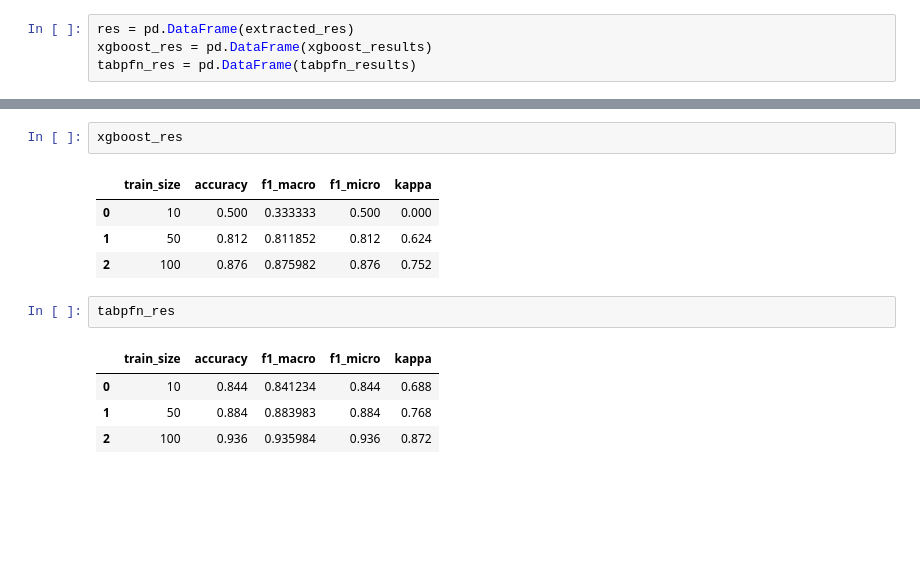
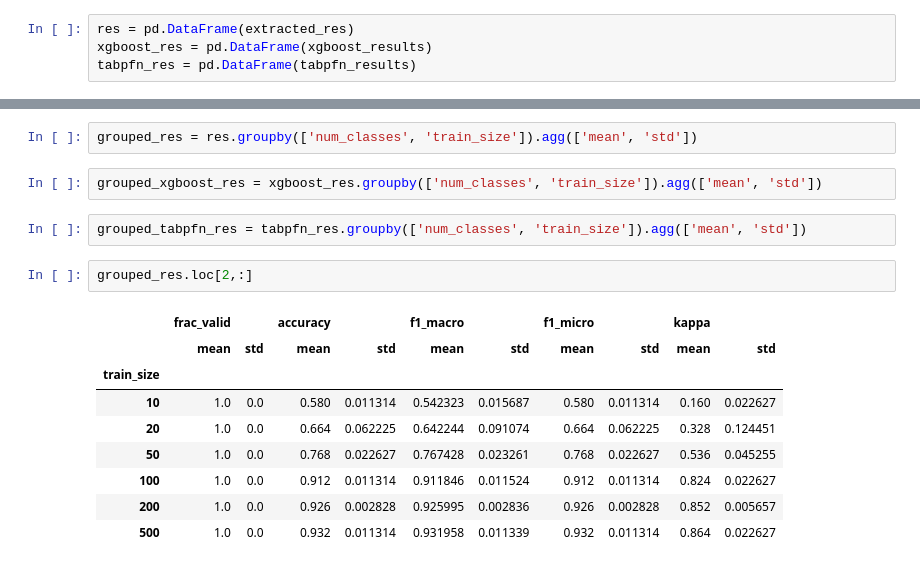
Before and after one commit to kjappelbaum/gptchem, a Jupyter notebook: experiments/03_classification/polymers/plot_results.ipynb, the cells around one changed output, grey strips where cells are left out. Saved outputs shown, nothing was run; the diff lists cells and outputs as text; blank space fills up the shorter version.

```diff
--- a/experiments/03_classification/polymers/plot_results.ipynb
+++ b/experiments/03_classification/polymers/plot_results.ipynb
@@ -67,14 +62,18 @@ res
-# %%
-xgboost_res
-# %% [output]
-|  | train_size | accuracy | f1_macro | f1_micro | kappa |
-| 0 | 10 | 0.500 | 0.333333 | 0.500 | 0.000 |
-| 1 | 50 | 0.812 | 0.811852 | 0.812 | 0.624 |
-| 2 | 100 | 0.876 | 0.875982 | 0.876 | 0.752 |
-# %%
-tabpfn_res
-# %% [output]
-|  | train_size | accuracy | f1_macro | f1_micro | kappa |
-| 0 | 10 | 0.844 | 0.841234 | 0.844 | 0.688 |
-| 1 | 50 | 0.884 | 0.883983 | 0.884 | 0.768 |
-| 2 | 100 | 0.936 | 0.935984 | 0.936 | 0.872 |
+# %%
+grouped_res = res.groupby(['num_classes', 'train_size']).agg(['mean', 'std'])
+# %%
+grouped_xgboost_res = xgboost_res.groupby(['num_classes', 'train_size']).agg(['mean', 'std'])
+# %%
+grouped_tabpfn_res = tabpfn_res.groupby(['num_classes', 'train_size']).agg(['mean', 'std'])
+# %%
+grouped_res.loc[2,:]
+# %% [output]
+|  | frac_valid |  | accuracy |  | f1_macro |  | f1_micro |  | kappa |  |
+|  | mean | std | mean | std | mean | std | mean | std | mean | std |
+| train_size |  |  |  |  |  |  |  |  |  |  |
+| 10 | 1.0 | 0.0 | 0.580 | 0.011314 | 0.542323 | 0.015687 | 0.580 | 0.011314 | 0.160 | 0.022627 |
+| 20 | 1.0 | 0.0 | 0.664 | 0.062225 | 0.642244 | 0.091074 | 0.664 | 0.062225 | 0.328 | 0.124451 |
+| 50 | 1.0 | 0.0 | 0.768 | 0.022627 | 0.767428 | 0.023261 | 0.768 | 0.022627 | 0.536 | 0.045255 |
+| 100 | 1.0 | 0.0 | 0.912 | 0.011314 | 0.911846 | 0.011524 | 0.912 | 0.011314 | 0.824 | 0.022627 |
+| 200 | 1.0 | 0.0 | 0.926 | 0.002828 | 0.925995 | 0.002836 | 0.926 | 0.002828 | 0.852 | 0.005657 |
+| 500 | 1.0 | 0.0 | 0.932 | 0.011314 | 0.931958 | 0.011339 | 0.932 | 0.011314 | 0.864 | 0.022627 |
```
Also changed, not shown: parts of 4 cells of this notebook, 31 other files.
